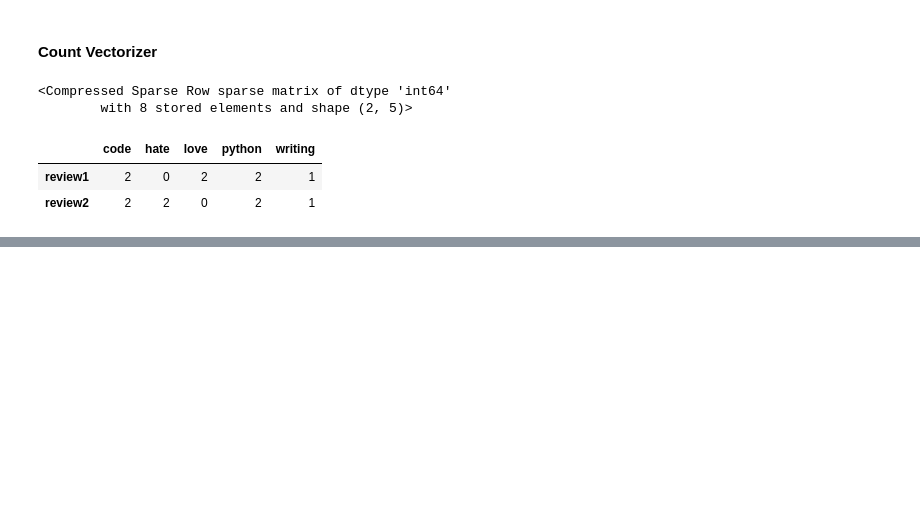
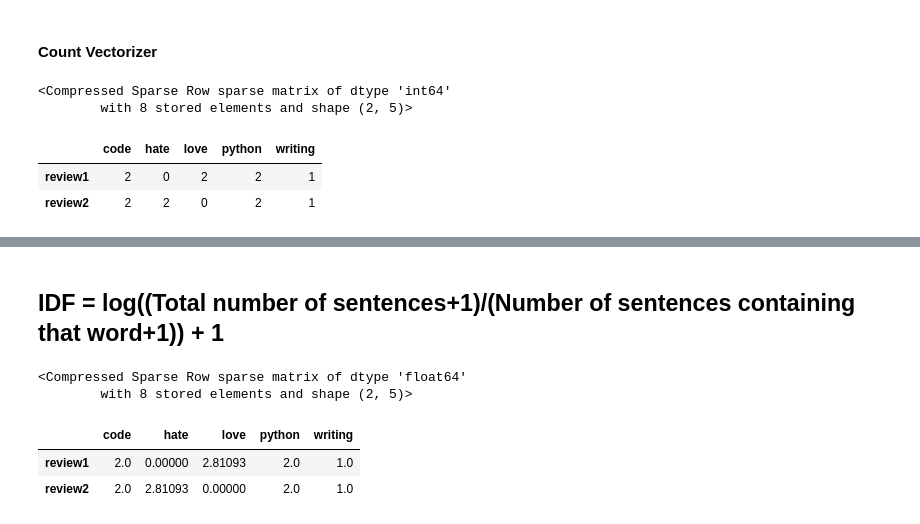
Before and after one commit to DiilaNa/Data_Science_with-Pandas, a Jupyter notebook: Project-4/TextClassificationWithSklearn.ipynb, the cells around one changed output, grey strips where cells are left out. Saved outputs shown, nothing was run; the diff lists cells and outputs as text; code cells hidden in the pictures; blank space fills up the shorter version.

```diff
--- a/Project-4/TextClassificationWithSklearn.ipynb
+++ b/Project-4/TextClassificationWithSklearn.ipynb
@@ -303,0 +331,21 @@ df_dtm
+# %% [markdown]
+## IDF = log((Total number of sentences+1)/(Number of sentences containing that word+1)) + 1
+# %%
+from sklearn.feature_extraction.text import TfidfVectorizer
+text = ["I love writing code in Python. I love Python code",
+        "I hate writing code in Python. I hate Python code"]
+
+df = pd.DataFrame({'review': ['review1', 'review2'],'text':text})
+tfidf = TfidfVectorizer(stop_words='english',norm=None)
+tfidf.fit_transform(df['text'])
+# %% [output]
+<Compressed Sparse Row sparse matrix of dtype 'float64'
+        with 8 stored elements and shape (2, 5)>
+# %%
+tfidf_matrix = tfidf.fit_transform(df['text'])
+# %%
+pd.DataFrame(tfidf_matrix.toarray(), index=df['review'].values, columns=tfidf.get_feature_names_out())
+# %% [output]
+|  | code | hate | love | python | writing |
+| review1 | 2.0 | 0.00000 | 2.81093 | 2.0 | 1.0 |
+| review2 | 2.0 | 2.81093 | 0.00000 | 2.0 | 1.0 |
```
Also changed, not shown: parts of 1 cell of this notebook.
